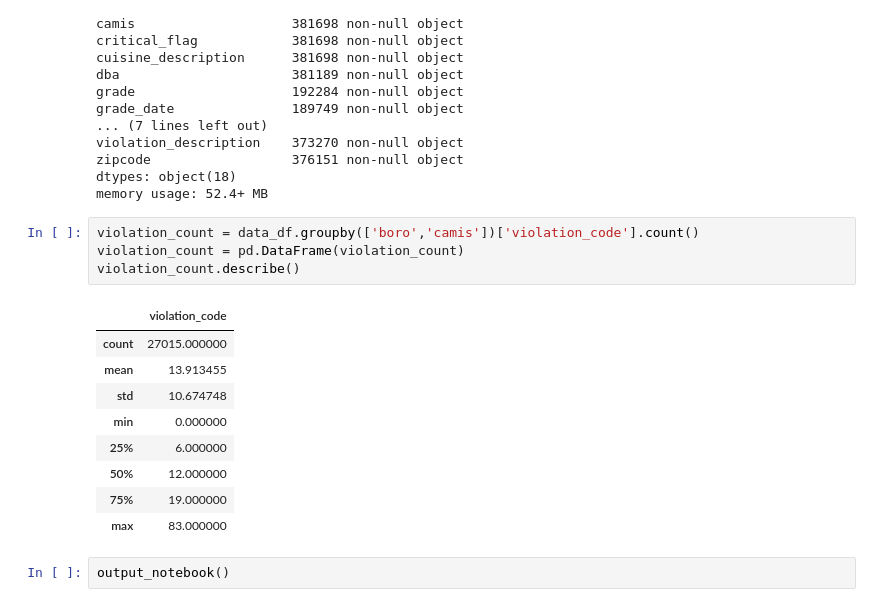
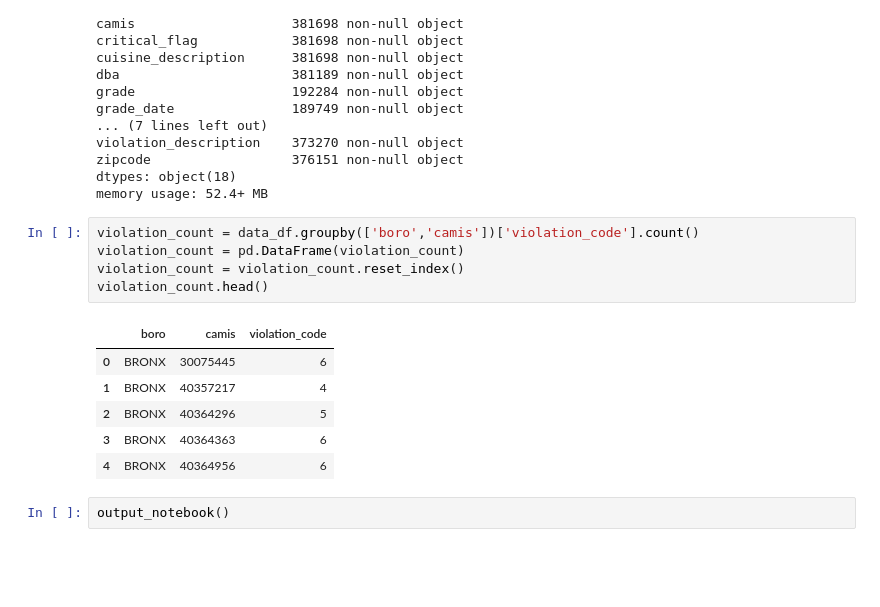
Before and after one commit to vknguyen1902/nyc-restaurants-inspections, a Jupyter notebook: json-restaurants-inspections.ipynb, the cells around one changed output. Saved outputs shown, nothing was run; the diff lists cells and outputs as text; blank space fills up the shorter version.

```diff
--- a/json-restaurants-inspections.ipynb
+++ b/json-restaurants-inspections.ipynb
@@ -66,17 +54,15 @@ memory usage: 52.4+ MB
 # %%
 violation_count = data_df.groupby(['boro','camis'])['violation_code'].count()
 violation_count = pd.DataFrame(violation_count)
-violation_count.describe()
+violation_count = violation_count.reset_index()
+violation_count.head()
 # %% [output]
-|  | violation_code |
-| count | 27015.000000 |
-| mean | 13.913455 |
-| std | 10.674748 |
-| min | 0.000000 |
-| 25% | 6.000000 |
-| 50% | 12.000000 |
-| 75% | 19.000000 |
-| max | 83.000000 |
+|  | boro | camis | violation_code |
+| 0 | BRONX | 30075445 | 6 |
+| 1 | BRONX | 40357217 | 4 |
+| 2 | BRONX | 40364296 | 5 |
+| 3 | BRONX | 40364363 | 6 |
+| 4 | BRONX | 40364956 | 6 |
 # %%
 output_notebook()
 # %% [output]
```
Also changed, not shown: parts of 3 cells of this notebook.
